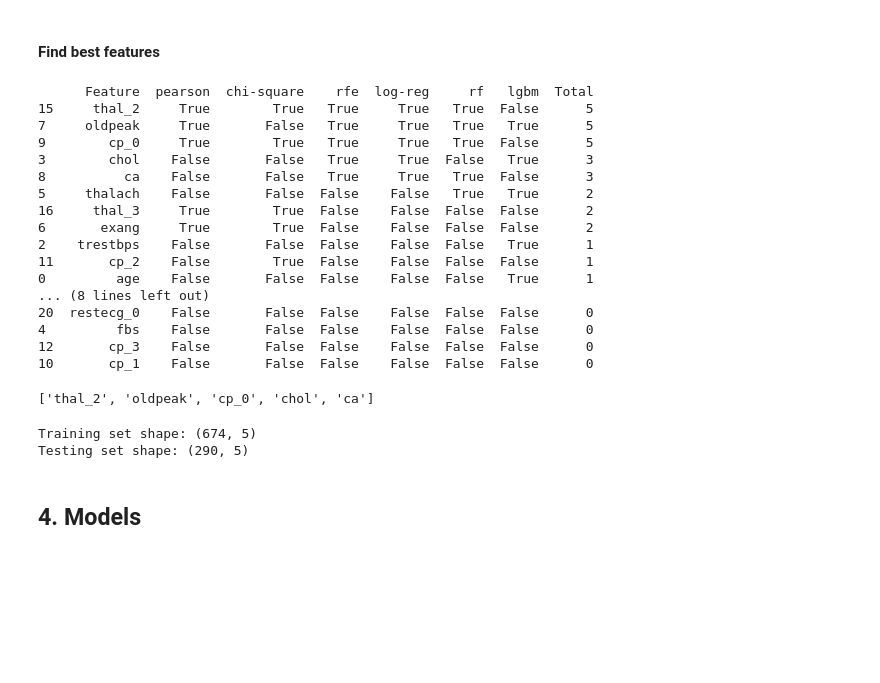
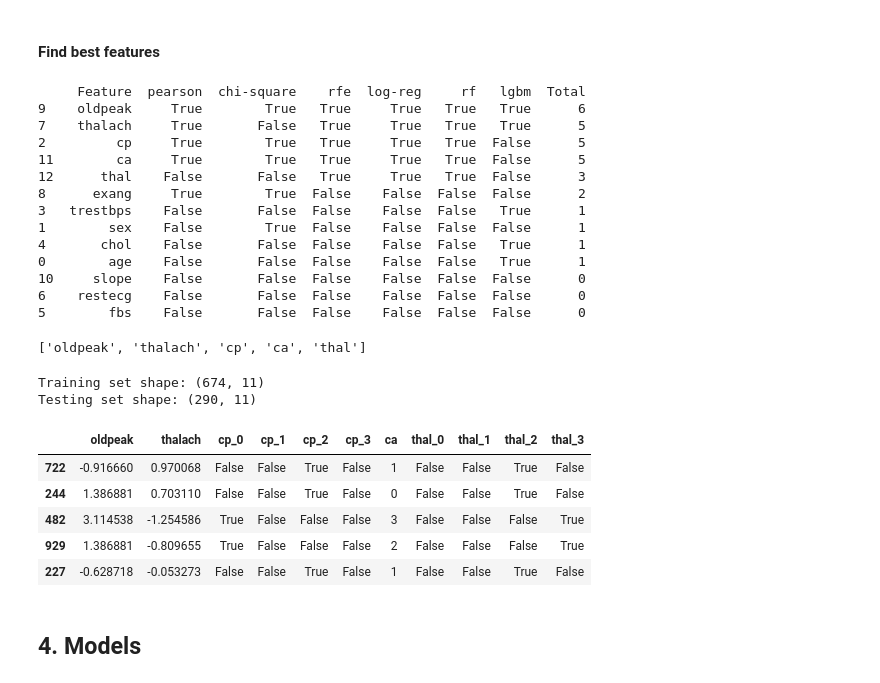
Before and after one commit to omisdami/GROUP1_HEART-DISEASE-, a Jupyter notebook: Heart Disease Classification.ipynb, the cells around one changed output. Saved outputs shown, nothing was run; the diff lists cells and outputs as text; code cells hidden in the pictures; blank space fills up the shorter version.

```diff
--- a/Heart Disease Classification.ipynb
+++ b/Heart Disease Classification.ipynb
@@ -439,8 +439,8 @@ from Feature_selection import autoFeatureSelector
 # by voting to identify the most important features.
 
 best_features = autoFeatureSelector(
-    X_train,
-    y_train,
+    X,
+    y,
     methods=['pearson', 'chi-square', 'rfe', 'log-reg', 'rf', 'lgbm'],  # List of feature selection methods
     num_output_features=5  # Number of features to select per method
 )
@@ -448,33 +448,55 @@ best_features = autoFeatureSelector(
 # Output the final list of selected features after voting
 best_features
 # %% [output]
-      Feature  pearson  chi-square    rfe  log-reg     rf   lgbm  Total
-15     thal_2     True        True   True     True   True  False      5
-7     oldpeak     True       False   True     True   True   True      5
-9        cp_0     True        True   True     True   True  False      5
-3        chol    False       False   True     True  False   True      3
-8          ca    False       False   True     True   True  False      3
-5     thalach    False       False  False    False   True   True      2
-16     thal_3     True        True  False    False  False  False      2
-6       exang     True        True  False    False  False  False      2
-2    trestbps    False       False  False    False  False   True      1
-11       cp_2    False        True  False    False  False  False      1
-0         age    False       False  False    False  False   True      1
-... (8 lines left out)
-20  restecg_0    False       False  False    False  False  False      0
-4         fbs    False       False  False    False  False  False      0
-12       cp_3    False       False  False    False  False  False      0
-10       cp_1    False       False  False    False  False  False      0
+     Feature  pearson  chi-square    rfe  log-reg     rf   lgbm  Total
+9    oldpeak     True        True   True     True   True   True      6
+7    thalach     True       False   True     True   True   True      5
+2         cp     True        True   True     True   True  False      5
+11        ca     True        True   True     True   True  False      5
+12      thal    False       False   True     True   True  False      3
+8      exang     True        True  False    False  False  False      2
+3   trestbps    False       False  False    False  False   True      1
+1        sex    False        True  False    False  False  False      1
+4       chol    False       False  False    False  False   True      1
+0        age    False       False  False    False  False   True      1
+10     slope    False       False  False    False  False  False      0
+6    restecg    False       False  False    False  False  False      0
+5        fbs    False       False  False    False  False  False      0
-['thal_2', 'oldpeak', 'cp_0', 'chol', 'ca']
+['oldpeak', 'thalach', 'cp', 'ca', 'thal']
-# %%
-X_train_fs = X_train[best_features]
-X_test_fs = X_test[best_features]
-
-print("\nTraining set shape:", X_train_fs.shape)
-print("Testing set shape:", X_test_fs.shape)
-# %% [output]
-Training set shape: (674, 5)
-Testing set shape: (290, 5)
+# %%
+# First, identify which encoded columns correspond to each categorical feature
+encoded_feature_map = {
+    'cp': [col for col in X_train.columns if col.startswith('cp_')],
+    'thal': [col for col in X_train.columns if col.startswith('thal_')]
+}
+
+# Create list of columns to keep
+columns_to_keep = []
+for feature in best_features:
+    if feature in ['cp', 'thal']:
+        # If feature is categorical, add all its encoded columns
+        columns_to_keep.extend(encoded_feature_map[feature])
+    else:
+        # If feature is not categorical, add it directly
+        columns_to_keep.append(feature)
+
+# Select features for both train and test sets
+X_train_fs = X_train[columns_to_keep]
+X_test_fs = X_test[columns_to_keep]
+
+print("\nTraining set shape:", X_train_fs.shape)
+print("Testing set shape:", X_test_fs.shape)
+
+X_train_fs.head()
+# %% [output]
+Training set shape: (674, 11)
+Testing set shape: (290, 11)
+|  | oldpeak | thalach | cp_0 | cp_1 | cp_2 | cp_3 | ca | thal_0 | thal_1 | thal_2 | thal_3 |
+| 722 | -0.916660 | 0.970068 | False | False | True | False | 1 | False | False | True | False |
+| 244 | 1.386881 | 0.703110 | False | False | True | False | 0 | False | False | True | False |
+| 482 | 3.114538 | -1.254586 | True | False | False | False | 3 | False | False | False | True |
+| 929 | 1.386881 | -0.809655 | True | False | False | False | 2 | False | False | False | True |
+| 227 | -0.628718 | -0.053273 | False | False | True | False | 1 | False | False | True | False |
 # %% [markdown]
 ## 4. Models
 # %% [markdown]
```
Also changed, not shown: parts of 12 cells of this notebook.
